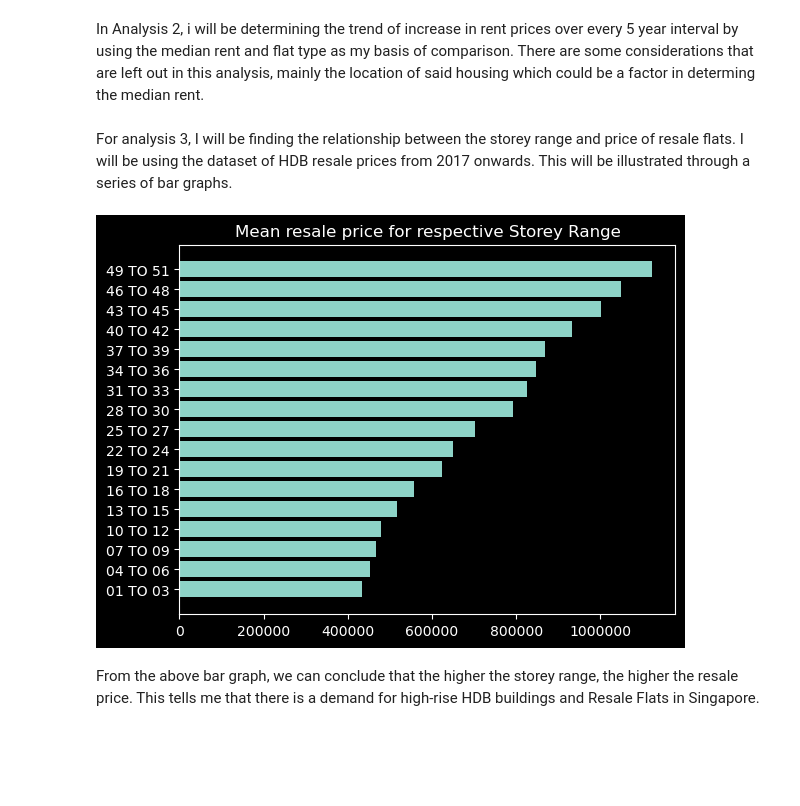
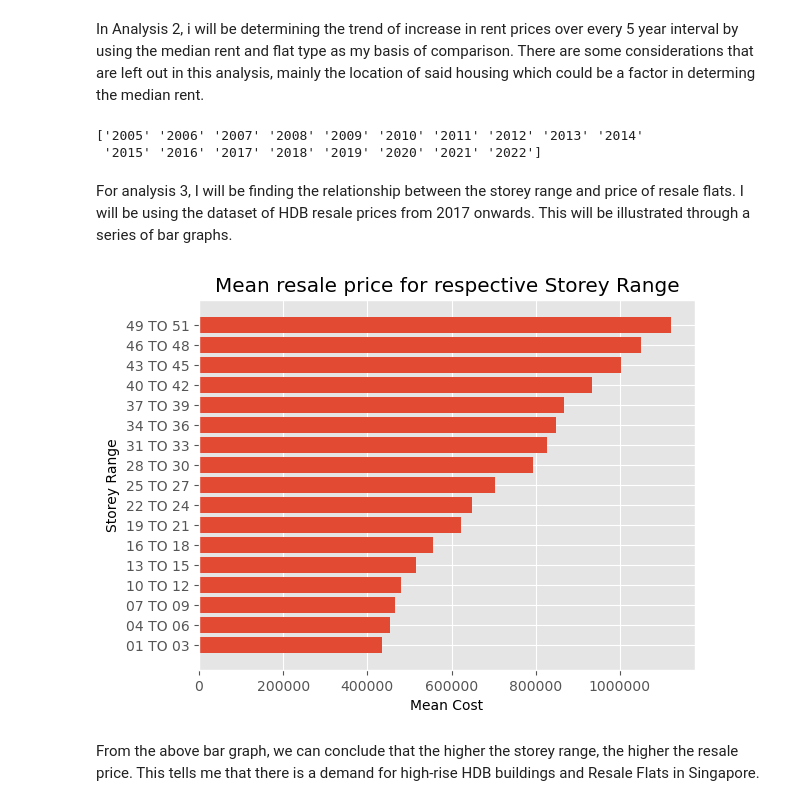
Before and after one commit to Kellories/PDS-CA01, a Jupyter notebook: CA01.ipynb, the cells around one changed output. Cells and saved outputs as stored; diff of their text form; code cells hidden in the pictures; blank space fills up the shorter version.

Commit message:
feat: editing graph 2

```diff
--- a/CA01.ipynb
+++ b/CA01.ipynb
@@ -43,33 +43,40 @@ import matplotlib.pyplot as plt
 plt.style.use('ggplot')
 
 data = np.genfromtxt('./datasets/median-rent-by-town-and-flat-type.csv', dtype = ['U32','U32','U32','i8'], delimiter=",", names = True, missing_values=['na','-'], filling_values= 0 )
-data2007 = data[1140:1770]
-data2012 = data[4265:4889]
-data2017 = data[7377:8001]
-data2022 = data[10497:]
+
+
+#Next, I would like to find the unique years in the data set using the first 4 characters of the 'quarter' column
+unique_years = np.unique([row[0][:4] for row in data])
+
+print(unique_years)
+# %% [output]
+['2005' '2006' '2007' '2008' '2009' '2010' '2011' '2012' '2013' '2014'
+ '2015' '2016' '2017' '2018' '2019' '2020' '2021' '2022']
 # %% [markdown]
 For analysis 3, I will be finding the relationship between the storey range and price of resale flats. I will be using the dataset of HDB resale prices from 2017 onwards. This will be illustrated through a series of bar graphs.
 # %%
 import numpy as np
 import matplotlib.pyplot as plt
 
 data = np.genfromtxt("./datasets/resale-flat-prices-based-on-registration-date-from-jan-2017-onwards.csv",
                      dtype = ['U10', 'U20',  'U10',  'i8', 'U50', 'U10',  'i4',  'U20', 'i8',  'U20',  'i8'], delimiter=",",names=True)
 
 listOfStoreys = np.unique(data[:]["storey_range"])
 listOfMean = []
 for i in listOfStoreys:
     indicies = np.where(data[:]["storey_range"] == i)
     tem_sum = data[indicies]["resale_price"].mean()
     listOfMean.append(tem_sum)
 
 fig, ax = plt.subplots()
+plt.style.use("ggplot")
 plt.title("Mean resale price for respective Storey Range")
-plt.style.use('dark_background')
+plt.ylabel("Storey Range")
+plt.xlabel("Mean Cost")
 plt.ticklabel_format(style='plain', axis='x')
 ax.barh(listOfStoreys,listOfMean)
 plt.show()
 # %% [output]
-[figure, old version]
+[figure, new version]
 # %% [markdown]
 From the above bar graph, we can conclude that the higher the storey range, the higher the resale price. This tells me that there is a demand for high-rise HDB buildings and Resale Flats in Singapore.
```
Also changed, not shown: 1 other file.
